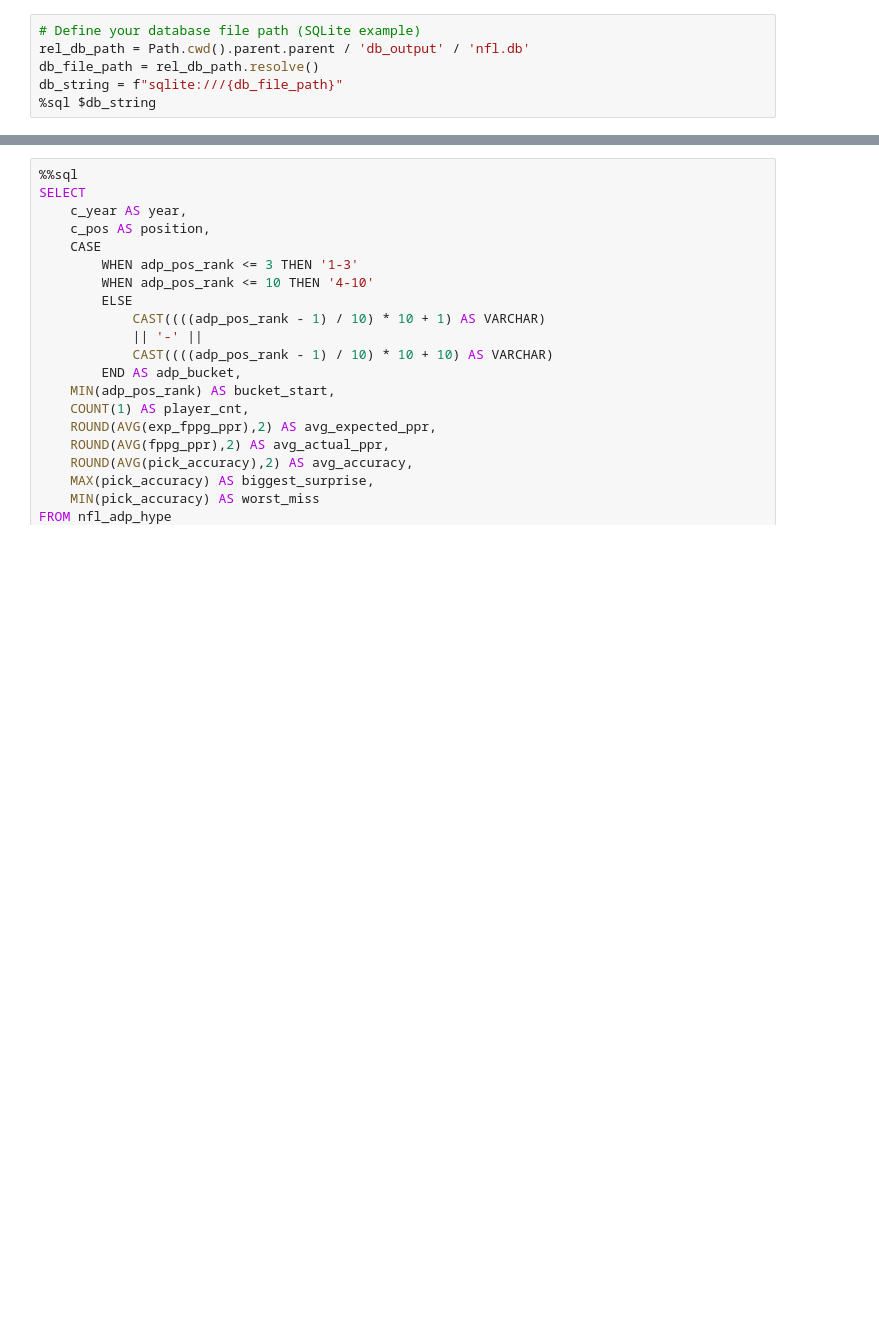
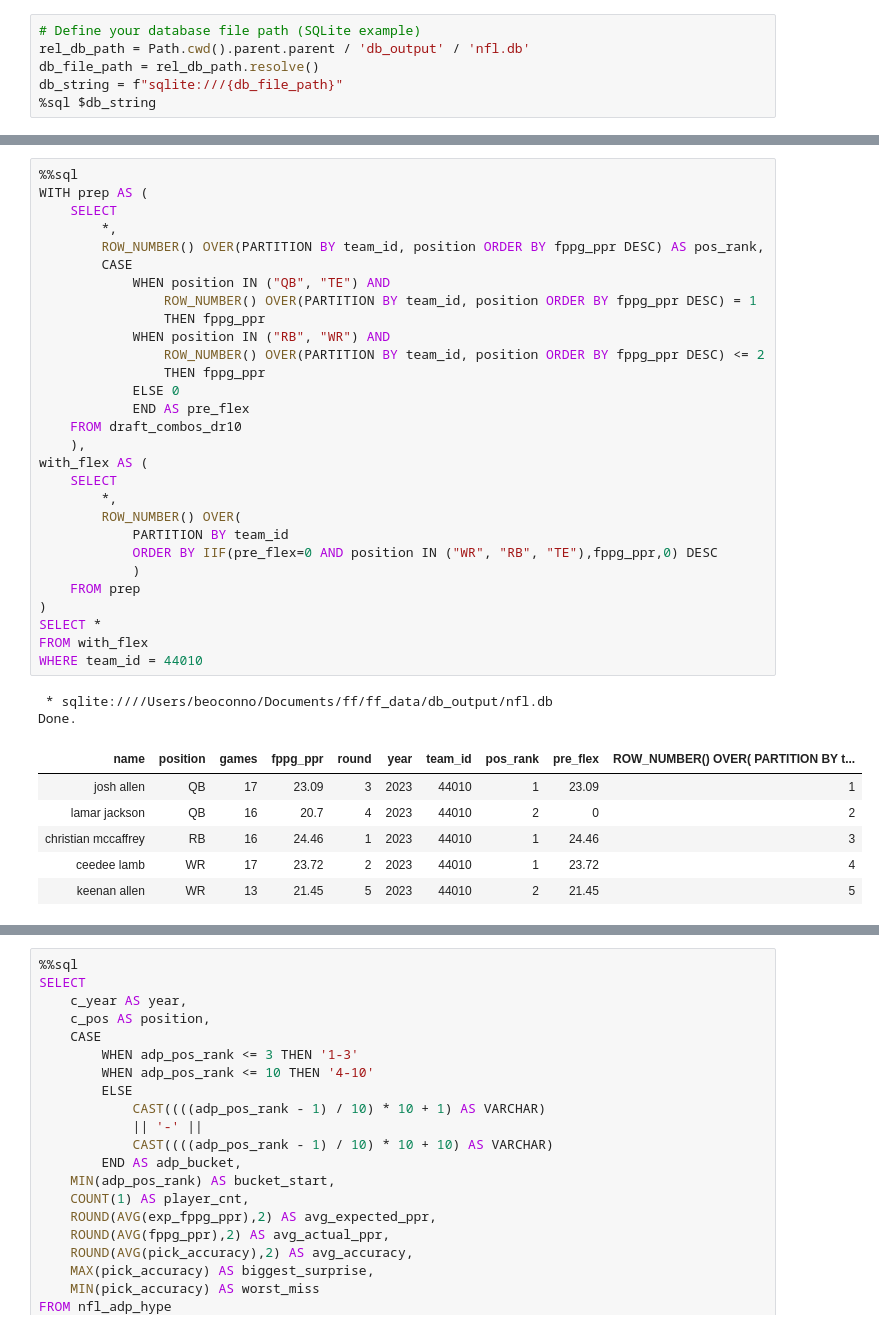
Before and after one commit to uobeno/ff_data, a Jupyter notebook: notebooks/nfl/IntroNotebook.ipynb, the cells around one changed output, grey strips where cells are left out. Drawn from its saved outputs; the diff is of its cells as text; blank space fills up the shorter version.

```diff
--- a/notebooks/nfl/IntroNotebook.ipynb
+++ b/notebooks/nfl/IntroNotebook.ipynb
@@ -23,2 +48,40 @@ db_string = f"sqlite:///{db_file_path}"
+# %%
+%%sql
+WITH prep AS (
+    SELECT
+        *,
+        ROW_NUMBER() OVER(PARTITION BY team_id, position ORDER BY fppg_ppr DESC) AS pos_rank,
+        CASE
+            WHEN position IN ("QB", "TE") AND
+                ROW_NUMBER() OVER(PARTITION BY team_id, position ORDER BY fppg_ppr DESC) = 1
+                THEN fppg_ppr
+            WHEN position IN ("RB", "WR") AND
+                ROW_NUMBER() OVER(PARTITION BY team_id, position ORDER BY fppg_ppr DESC) <= 2
+                THEN fppg_ppr
+            ELSE 0
+            END AS pre_flex
+    FROM draft_combos_dr10
+    ),
+with_flex AS (
+    SELECT
+        *,
+        ROW_NUMBER() OVER(
+            PARTITION BY team_id
+            ORDER BY IIF(pre_flex=0 AND position IN ("WR", "RB", "TE"),fppg_ppr,0) DESC
+            )
+    FROM prep
+)
+SELECT *
+FROM with_flex
+WHERE team_id = 44010
+# %% [output]
+ * sqlite:////Users/beoconno/Documents/ff/ff_data/db_output/nfl.db
+Done.
+| name | position | games | fppg_ppr | round | year | team_id | pos_rank | pre_flex | ROW_NUMBER() OVER( PARTITION BY t... |
+| josh allen | QB | 17 | 23.09 | 3 | 2023 | 44010 | 1 | 23.09 | 1 |
+| lamar jackson | QB | 16 | 20.7 | 4 | 2023 | 44010 | 2 | 0 | 2 |
+| christian mccaffrey | RB | 16 | 24.46 | 1 | 2023 | 44010 | 1 | 24.46 | 3 |
+| ceedee lamb | WR | 17 | 23.72 | 2 | 2023 | 44010 | 1 | 23.72 | 4 |
+| keenan allen | WR | 13 | 21.45 | 5 | 2023 | 44010 | 2 | 21.45 | 5 |
 # %%
 %%sql
```
Also changed, not shown: parts of 3 cells of this notebook, 3 other files.
